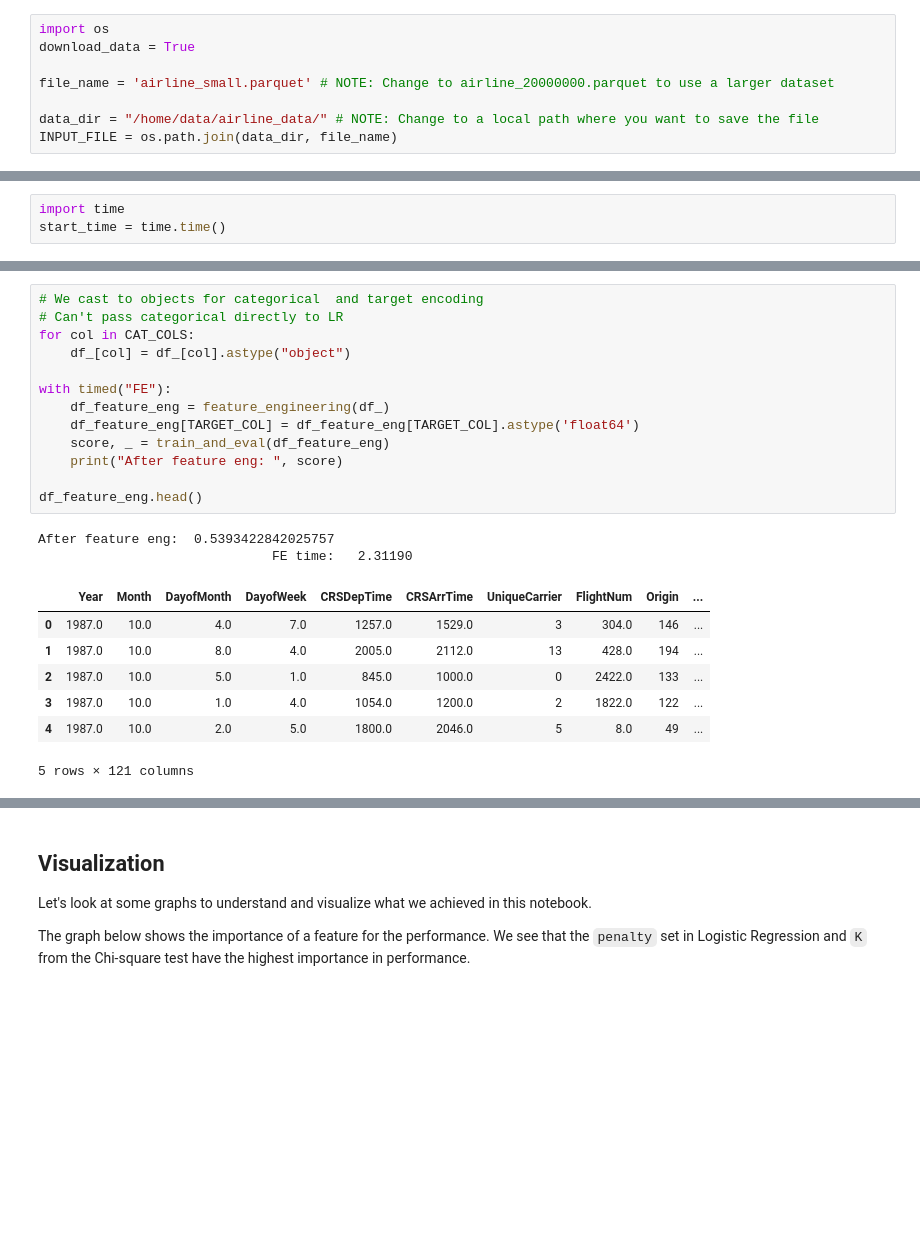
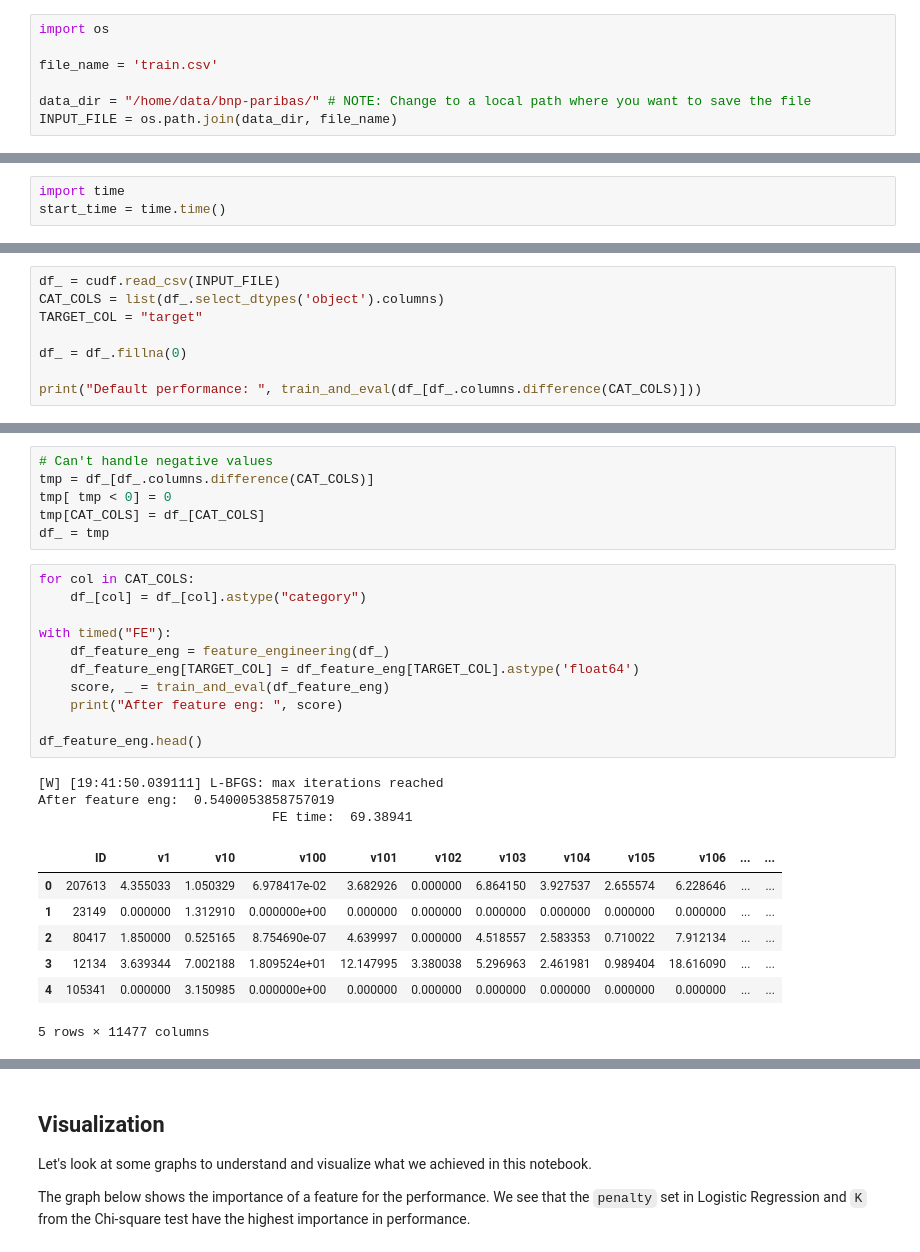
Before and after one commit to rapidsai/cloud-ml-examples, a Jupyter notebook: optuna/notebooks/RAPIDS_xfeat_Optuna.ipynb, the cells around one changed output, grey strips where cells are left out. Drawn from its saved outputs; the diff is of its cells as text; blank space fills up the shorter version.

Commit message:
NEW dataset improvements

```diff
--- a/optuna/notebooks/RAPIDS_xfeat_Optuna.ipynb
+++ b/optuna/notebooks/RAPIDS_xfeat_Optuna.ipynb
@@ -93,8 +89,7 @@ Set the `download_data=True` and `data_dir` to a local path in your system to do
 # %%
 import os
-download_data = True
 
-file_name = 'airline_small.parquet' # NOTE: Change to airline_20000000.parquet to use a larger dataset
+file_name = 'train.csv'
 
-data_dir = "/home/data/airline_data/" # NOTE: Change to a local path where you want to save the file
+data_dir = "/home/data/bnp-paribas/" # NOTE: Change to a local path where you want to save the file
 INPUT_FILE = os.path.join(data_dir, file_name)
@@ -316,0 +275,8 @@ Default performance:  0.5
+# %%
+df_ = cudf.read_csv(INPUT_FILE)
+CAT_COLS = list(df_.select_dtypes('object').columns)
+TARGET_COL = "target"
+
+df_ = df_.fillna(0)
+
+print("Default performance: ", train_and_eval(df_[df_.columns.difference(CAT_COLS)]))
@@ -317,26 +286,31 @@ Default performance:  0.5
+# %%
+# Can't handle negative values
+tmp = df_[df_.columns.difference(CAT_COLS)]
+tmp[ tmp < 0] = 0
+tmp[CAT_COLS] = df_[CAT_COLS]
+df_ = tmp
 # %%
-# We cast to objects for categorical  and target encoding
-# Can't pass categorical directly to LR
 for col in CAT_COLS:
-    df_[col] = df_[col].astype("object")
+    df_[col] = df_[col].astype("category")
 
 with timed("FE"):
     df_feature_eng = feature_engineering(df_)
     df_feature_eng[TARGET_COL] = df_feature_eng[TARGET_COL].astype('float64')
     score, _ = train_and_eval(df_feature_eng)
     print("After feature eng: ", score)
 
 df_feature_eng.head()
 # %% [output]
-After feature eng:  0.5393422842025757
-                              FE time:   2.31190
+[W] [19:41:50.039111] L-BFGS: max iterations reached
+After feature eng:  0.5400053858757019
+                              FE time:  69.38941
-|  | Year | Month | DayofMonth | DayofWeek | CRSDepTime | CRSArrTime | UniqueCarrier | FlightNum | Origin | ... |
-| 0 | 1987.0 | 10.0 | 4.0 | 7.0 | 1257.0 | 1529.0 | 3 | 304.0 | 146 | ... |
-| 1 | 1987.0 | 10.0 | 8.0 | 4.0 | 2005.0 | 2112.0 | 13 | 428.0 | 194 | ... |
-| 2 | 1987.0 | 10.0 | 5.0 | 1.0 | 845.0 | 1000.0 | 0 | 2422.0 | 133 | ... |
-| 3 | 1987.0 | 10.0 | 1.0 | 4.0 | 1054.0 | 1200.0 | 2 | 1822.0 | 122 | ... |
-| 4 | 1987.0 | 10.0 | 2.0 | 5.0 | 1800.0 | 2046.0 | 5 | 8.0 | 49 | ... |
+|  | ID | v1 | v10 | v100 | v101 | v102 | v103 | v104 | v105 | v106 | ... | ... |
+| 0 | 207613 | 4.355033 | 1.050329 | 6.978417e-02 | 3.682926 | 0.000000 | 6.864150 | 3.927537 | 2.655574 | 6.228646 | ... | ... |
+| 1 | 23149 | 0.000000 | 1.312910 | 0.000000e+00 | 0.000000 | 0.000000 | 0.000000 | 0.000000 | 0.000000 | 0.000000 | ... | ... |
+| 2 | 80417 | 1.850000 | 0.525165 | 8.754690e-07 | 4.639997 | 0.000000 | 4.518557 | 2.583353 | 0.710022 | 7.912134 | ... | ... |
+| 3 | 12134 | 3.639344 | 7.002188 | 1.809524e+01 | 12.147995 | 3.380038 | 5.296963 | 2.461981 | 0.989404 | 18.616090 | ... | ... |
+| 4 | 105341 | 0.000000 | 3.150985 | 0.000000e+00 | 0.000000 | 0.000000 | 0.000000 | 0.000000 | 0.000000 | 0.000000 | ... | ... |
-5 rows × 121 columns
+5 rows × 11477 columns
 # %%
 import random
 exp_name = 'Optuna-SingleGPU' + str(random.randint(0,100))
```
Also changed, not shown: parts of 18 cells of this notebook.
